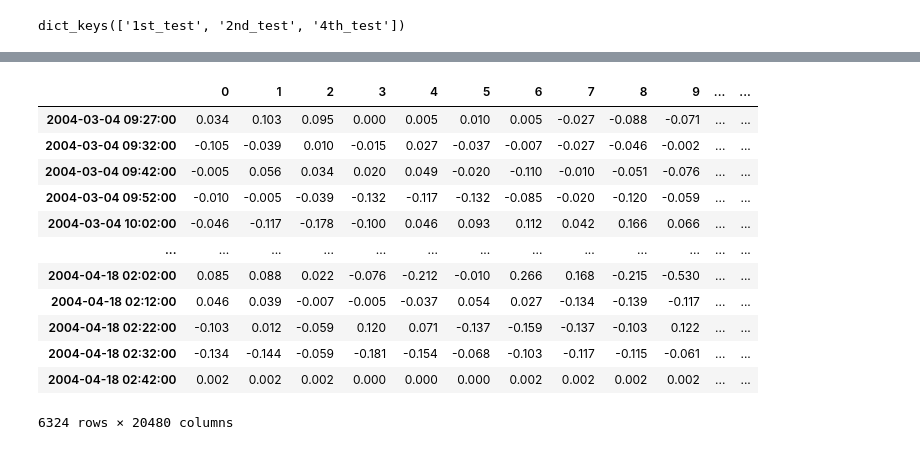
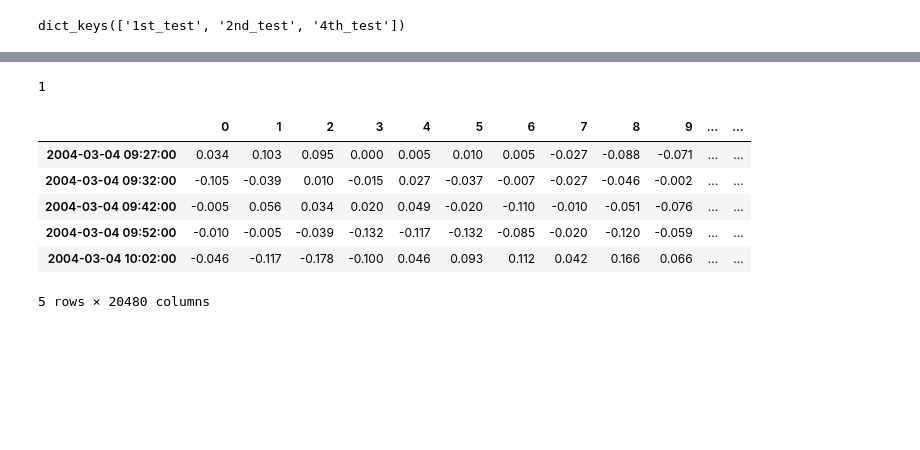
Before and after one commit to KainaK0/mia, a Jupyter notebook: MIA-104_Machine_Learning/EF_01/data_preprocessing.ipynb, the cells around one changed output, grey strips where cells are left out. Cells and saved outputs as stored; diff of their text form; code cells hidden in the pictures; blank space fills up the shorter version.

```diff
--- a/MIA-104_Machine_Learning/EF_01/data_preprocessing.ipynb
+++ b/MIA-104_Machine_Learning/EF_01/data_preprocessing.ipynb
@@ -137,16 +132,0 @@ len(test[2][0])
-# %%
-test[2][0][0]
-# %% [output]
-|  | 0 | 1 | 2 | 3 | 4 | 5 | 6 | 7 | 8 | 9 | ... | ... |
-| 2004-03-04 09:27:00 | 0.034 | 0.103 | 0.095 | 0.000 | 0.005 | 0.010 | 0.005 | -0.027 | -0.088 | -0.071 | ... | ... |
-| 2004-03-04 09:32:00 | -0.105 | -0.039 | 0.010 | -0.015 | 0.027 | -0.037 | -0.007 | -0.027 | -0.046 | -0.002 | ... | ... |
-| 2004-03-04 09:42:00 | -0.005 | 0.056 | 0.034 | 0.020 | 0.049 | -0.020 | -0.110 | -0.010 | -0.051 | -0.076 | ... | ... |
-| 2004-03-04 09:52:00 | -0.010 | -0.005 | -0.039 | -0.132 | -0.117 | -0.132 | -0.085 | -0.020 | -0.120 | -0.059 | ... | ... |
-| 2004-03-04 10:02:00 | -0.046 | -0.117 | -0.178 | -0.100 | 0.046 | 0.093 | 0.112 | 0.042 | 0.166 | 0.066 | ... | ... |
-| ... | ... | ... | ... | ... | ... | ... | ... | ... | ... | ... | ... | ... |
-| 2004-04-18 02:02:00 | 0.085 | 0.088 | 0.022 | -0.076 | -0.212 | -0.010 | 0.266 | 0.168 | -0.215 | -0.530 | ... | ... |
-| 2004-04-18 02:12:00 | 0.046 | 0.039 | -0.007 | -0.005 | -0.037 | 0.054 | 0.027 | -0.134 | -0.139 | -0.117 | ... | ... |
-| 2004-04-18 02:22:00 | -0.103 | 0.012 | -0.059 | 0.120 | 0.071 | -0.137 | -0.159 | -0.137 | -0.103 | 0.122 | ... | ... |
-| 2004-04-18 02:32:00 | -0.134 | -0.144 | -0.059 | -0.181 | -0.154 | -0.068 | -0.103 | -0.117 | -0.115 | -0.061 | ... | ... |
-| 2004-04-18 02:42:00 | 0.002 | 0.002 | 0.002 | 0.000 | 0.000 | 0.000 | 0.002 | 0.002 | 0.002 | 0.002 | ... | ... |
-6324 rows × 20480 columns
@@ -180 +156,15 @@ bearings_feature = {}
+# %%
+len(tests[2][0])
+# %% [output]
+1
+# %%
+tests[2][0][0].head()
+# %% [output]
+|  | 0 | 1 | 2 | 3 | 4 | 5 | 6 | 7 | 8 | 9 | ... | ... |
+| 2004-03-04 09:27:00 | 0.034 | 0.103 | 0.095 | 0.000 | 0.005 | 0.010 | 0.005 | -0.027 | -0.088 | -0.071 | ... | ... |
+| 2004-03-04 09:32:00 | -0.105 | -0.039 | 0.010 | -0.015 | 0.027 | -0.037 | -0.007 | -0.027 | -0.046 | -0.002 | ... | ... |
+| 2004-03-04 09:42:00 | -0.005 | 0.056 | 0.034 | 0.020 | 0.049 | -0.020 | -0.110 | -0.010 | -0.051 | -0.076 | ... | ... |
+| 2004-03-04 09:52:00 | -0.010 | -0.005 | -0.039 | -0.132 | -0.117 | -0.132 | -0.085 | -0.020 | -0.120 | -0.059 | ... | ... |
+| 2004-03-04 10:02:00 | -0.046 | -0.117 | -0.178 | -0.100 | 0.046 | 0.093 | 0.112 | 0.042 | 0.166 | 0.066 | ... | ... |
+5 rows × 20480 columns
 # %%
```
Also changed, not shown: parts of 10 cells of this notebook.
